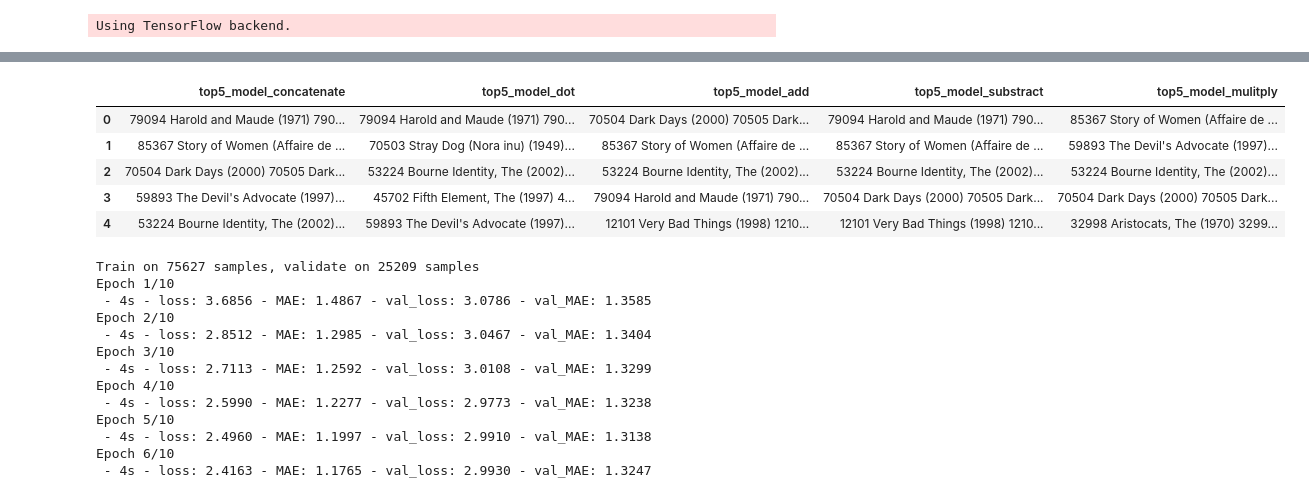
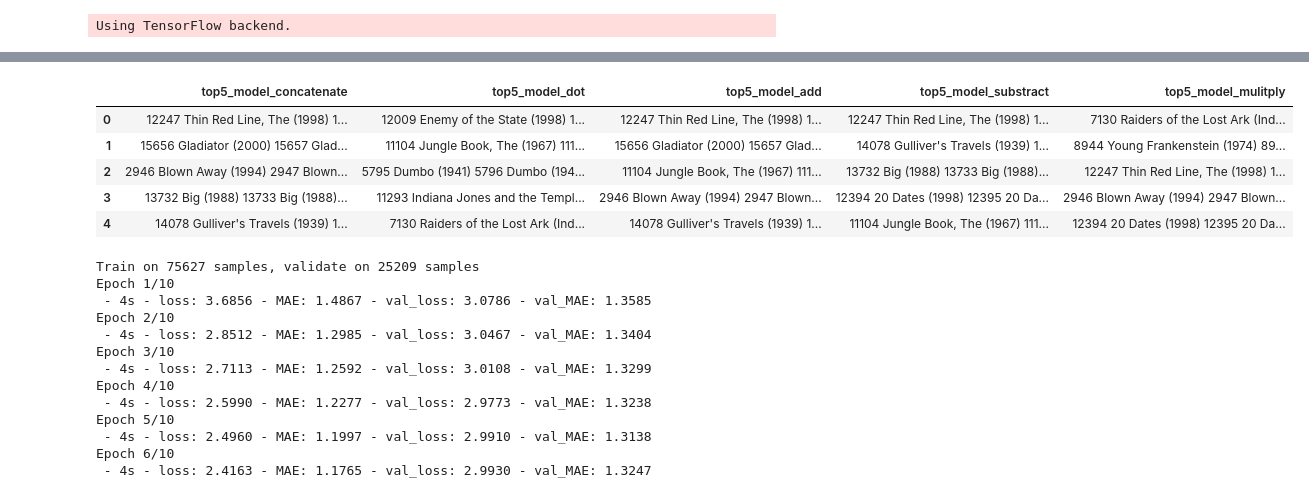
Before and after one commit to elenacramer/DLRM-with-Keras-for-movielens-dataset, a Jupyter notebook: DLRM_train_test_spit_enc.ipynb, the cells around one changed output, grey strips where cells are left out. Drawn from its saved outputs; the diff is of its cells as text; code cells hidden in the pictures.

```diff
--- a/DLRM_train_test_spit_enc.ipynb
+++ b/DLRM_train_test_spit_enc.ipynb
@@ -186,7 +152,7 @@ Epoch 2/10
 # Epoch 3/10 - 32s - loss: 0.6899 - MAE: 0.6363 - val_loss: 0.7743 - val_MAE: 0.6801
 # %%
 model_substract=embedding_model(hidden_units, user_embedding_dim, user_max_cat_value, movie_embedding_dim, movie_max_cat_value, merging_method='substract')
-trained_model_substract= model_substract.fit(x=[X_train.user_id, X_train.movie_id], y=y_train, batch_size=500,epochs=10, verbose=2, validation_data=[[X_test.user_id, X_test.movie_id],y_test], callbacks=[es])
+trained_model_substract= model_substract.fit(x=[X_train.user_id, X_train.movie_index], y=y_train, batch_size=500,epochs=10, verbose=2, validation_data=[[X_test.user_id, X_test.movie_index],y_test], callbacks=[es])
 # %% [output]
 Train on 75627 samples, validate on 25209 samples
 Epoch 1/10
@@ -202,7 +172,7 @@ Epoch 3/10
 # Epoch 7/10  - 46s - loss: 0.6186 - MAE: 0.5960 - val_loss: 0.7775 - val_MAE: 0.6773
 # %%
 model_multiply=embedding_model(hidden_units, user_embedding_dim, user_max_cat_value, movie_embedding_dim, movie_max_cat_value, merging_method='multiply')
-history_multiply= model_multiply.fit(x=[X_train.user_id, X_train.movie_id], y=y_train, batch_size=500,epochs=10, verbose=2, validation_data=[[X_test.user_id, X_test.movie_id],y_test], callbacks=[es])
+history_multiply= model_multiply.fit(x=[X_train.user_id, X_train.movie_index], y=y_train, batch_size=500,epochs=10, verbose=2, validation_data=[[X_test.user_id, X_test.movie_index],y_test], callbacks=[es])
 # %% [output]
 Train on 75627 samples, validate on 25209 samples
 Epoch 1/10
@@ -242,6 +212,6 @@ User #1 has rated 232 movies (avg. rating = 4.4):
 # %%
 # predicting for movies from the test data
-movies_from_test=X_test.movie_id[X_test.user_id_old==uid].unique()
+movies_from_test=X_test.movie_id[X_test.user_id==uid].unique()
 # prediction
 pred_concatenate=model_concatenate.predict([[uid]*len(movies_from_test),movies_from_test])
 pred_dot=model_dot.predict([[uid]*len(movies_from_test),movies_from_test])
@@ -249,11 +219,11 @@ pred_add=model_add.predict([[uid]*len(movies_from_test),movies_from_test])
 pred_substract=model_substract.predict([[uid]*len(movies_from_test),movies_from_test])
 pred_multiply=model_multiply.predict([[uid]*len(movies_from_test),movies_from_test])
 # %%
-user_data_test=test[test.user_id==uid]
+user_data_test=X_test[X_test.user_id==uid]
 user_data_test['model_concatenate']=pred_concatenate
 user_data_test['model_dot']=pred_dot
 user_data_test['model_add']=pred_add
 user_data_test['model_substract']=pred_substract
 user_data_test['model_multiply']=pred_multiply
-user_data_test.sort_values(by='rating', ascending=False).head()
+user_data_test.sort_values(by='model_concatenate', ascending=False).head()
 # %% [output]
@@ -266,19 +236,19 @@ user_data_test.sort_values(by='rating', ascending=False).head()
 # %%
-movie_name=lambda movie: X.title[X.movie_id==movie]
+movie_name=lambda movie: ratings.title[ratings.movie_id==movie]
 top5_model_concatenate_test=user_data_test.nlargest(5,'model_concatenate').movie_id.map(movie_name)
 top5_model_dot_test=user_data_test.nlargest(5,'model_dot').movie_id.map(movie_name)
 top5_model_add_test=user_data_test.nlargest(5,'model_add').movie_id.map(movie_name)
 top5_model_substract_test=user_data_test.nlargest(5,'model_substract').movie_id.map(movie_name)
 top5_model_multiply_test=user_data_test.nlargest(5,'model_multiply').movie_id.map(movie_name)
 
 pd.DataFrame({'top5_model_concatenate': top5_model_concatenate_test.values, 'top5_model_dot':top5_model_dot_test.values, 'top5_model_add':  top5_model_add_test.values, 'top5_model_substract': top5_model_substract_test.values, 'top5_model_mulitply': top5_model_multiply_test.values})
 # %% [output]
 |  | top5_model_concatenate | top5_model_dot | top5_model_add | top5_model_substract | top5_model_mulitply |
-| 0 | 79094 Harold and Maude (1971) 790... | 79094 Harold and Maude (1971) 790... | 70504 Dark Days (2000) 70505 Dark... | 79094 Harold and Maude (1971) 790... | 85367 Story of Women (Affaire de ... |
-| 1 | 85367 Story of Women (Affaire de ... | 70503 Stray Dog (Nora inu) (1949)... | 85367 Story of Women (Affaire de ... | 85367 Story of Women (Affaire de ... | 59893 The Devil's Advocate (1997)... |
-| 2 | 70504 Dark Days (2000) 70505 Dark... | 53224 Bourne Identity, The (2002)... | 53224 Bourne Identity, The (2002)... | 53224 Bourne Identity, The (2002)... | 53224 Bourne Identity, The (2002)... |
-| 3 | 59893 The Devil's Advocate (1997)... | 45702 Fifth Element, The (1997) 4... | 79094 Harold and Maude (1971) 790... | 70504 Dark Days (2000) 70505 Dark... | 70504 Dark Days (2000) 70505 Dark... |
-| 4 | 53224 Bourne Identity, The (2002)... | 59893 The Devil's Advocate (1997)... | 12101 Very Bad Things (1998) 1210... | 12101 Very Bad Things (1998) 1210... | 32998 Aristocats, The (1970) 3299... |
+| 0 | 12247 Thin Red Line, The (1998) 1... | 12009 Enemy of the State (1998) 1... | 12247 Thin Red Line, The (1998) 1... | 12247 Thin Red Line, The (1998) 1... | 7130 Raiders of the Lost Ark (Ind... |
+| 1 | 15656 Gladiator (2000) 15657 Glad... | 11104 Jungle Book, The (1967) 111... | 15656 Gladiator (2000) 15657 Glad... | 14078 Gulliver's Travels (1939) 1... | 8944 Young Frankenstein (1974) 89... |
+| 2 | 2946 Blown Away (1994) 2947 Blown... | 5795 Dumbo (1941) 5796 Dumbo (194... | 11104 Jungle Book, The (1967) 111... | 13732 Big (1988) 13733 Big (1988)... | 12247 Thin Red Line, The (1998) 1... |
+| 3 | 13732 Big (1988) 13733 Big (1988)... | 11293 Indiana Jones and the Templ... | 2946 Blown Away (1994) 2947 Blown... | 12394 20 Dates (1998) 12395 20 Da... | 2946 Blown Away (1994) 2947 Blown... |
+| 4 | 14078 Gulliver's Travels (1939) 1... | 7130 Raiders of the Lost Ark (Ind... | 14078 Gulliver's Travels (1939) 1... | 11104 Jungle Book, The (1967) 111... | 12394 20 Dates (1998) 12395 20 Da... |
 # %%
 # the intersection between the above columns are greater then for DLRM_train_test_split
 # %%
```
Also changed, not shown: parts of 23 cells of this notebook.
